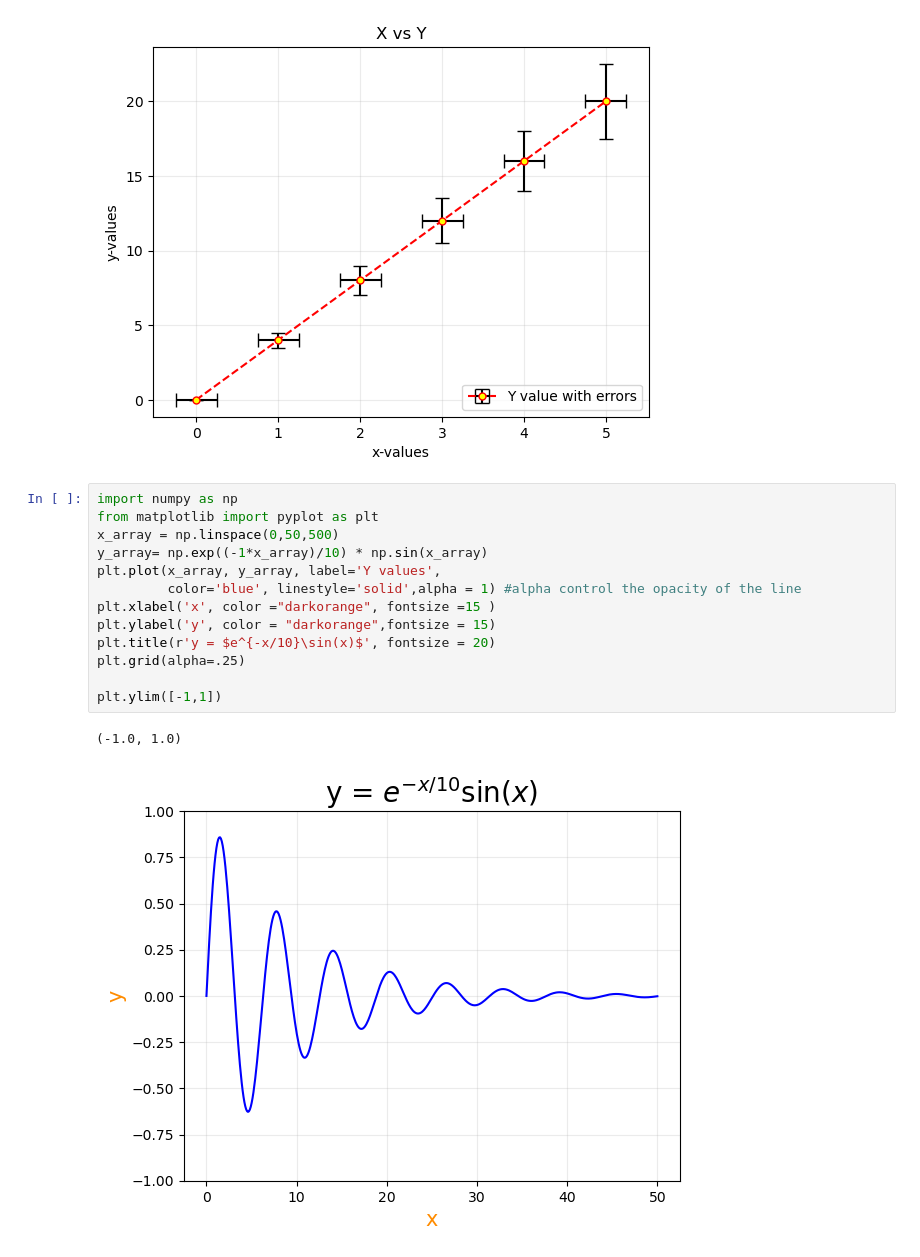
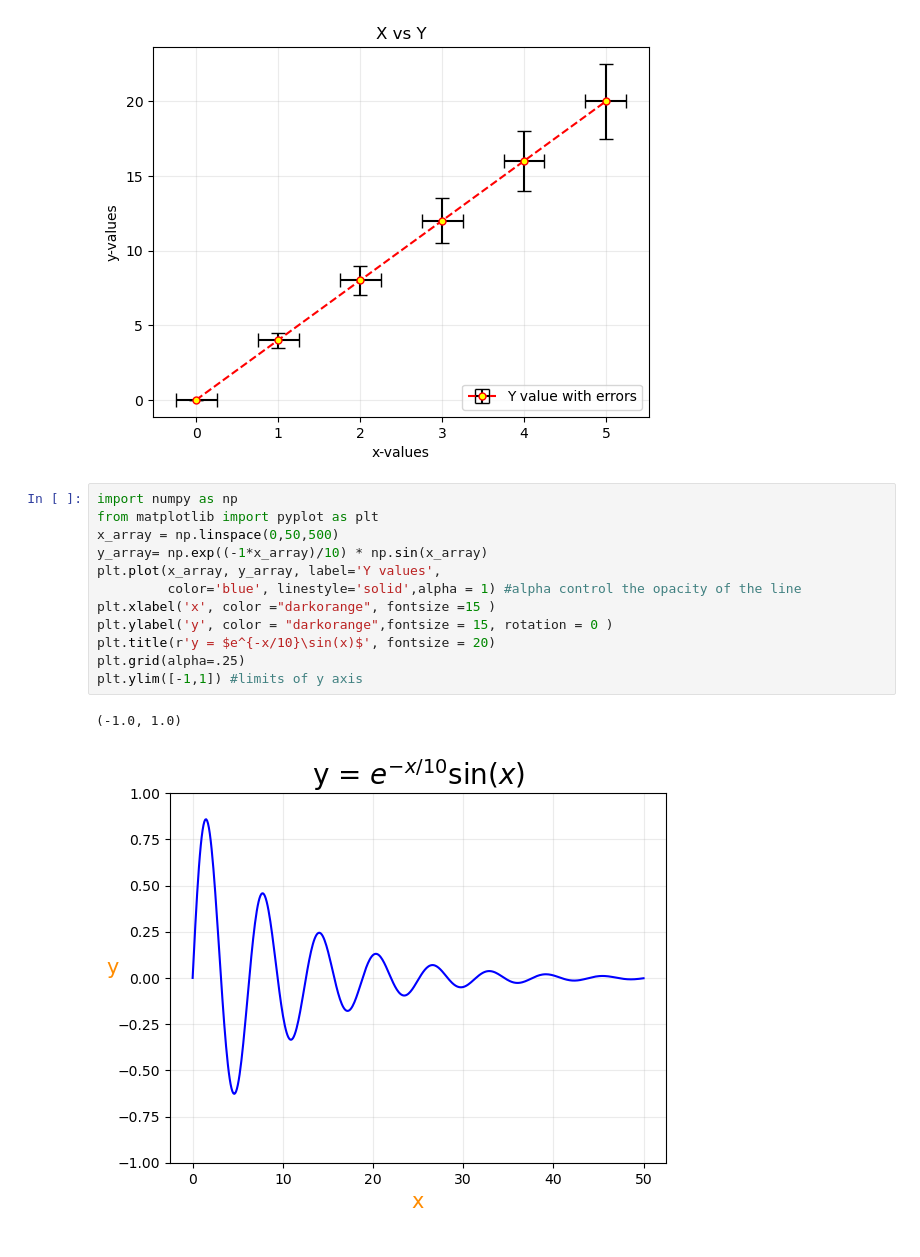
Before and after one commit to SPS-SP2273/learning-portfolio-Eldonchng, a Jupyter notebook: 7.2_plotting__exercises/(ready for review)plotting_(need)_exercises.ipynb, the cells around one changed output. Cells and saved outputs as stored; diff of their text form.

```diff
--- a/7.2_plotting__exercises/(ready for review)plotting_(need)_exercises.ipynb
+++ b/7.2_plotting__exercises/(ready for review)plotting_(need)_exercises.ipynb
@@ -25,16 +25,15 @@ plt.show()
 # %%
 import numpy as np
 from matplotlib import pyplot as plt
 x_array = np.linspace(0,50,500)
 y_array= np.exp((-1*x_array)/10) * np.sin(x_array)
 plt.plot(x_array, y_array, label='Y values',
          color='blue', linestyle='solid',alpha = 1) #alpha control the opacity of the line
 plt.xlabel('x', color ="darkorange", fontsize =15 )
-plt.ylabel('y', color = "darkorange",fontsize = 15)
+plt.ylabel('y', color = "darkorange",fontsize = 15, rotation = 0 )
 plt.title(r'y = $e^{-x/10}\sin(x)$', fontsize = 20)
 plt.grid(alpha=.25)
-
-plt.ylim([-1,1])
+plt.ylim([-1,1]) #limits of y axis
 # %% [output]
 (-1.0, 1.0)
-[figure, old version]
+[figure, new version]
```
Also changed, not shown: 1 other file.
